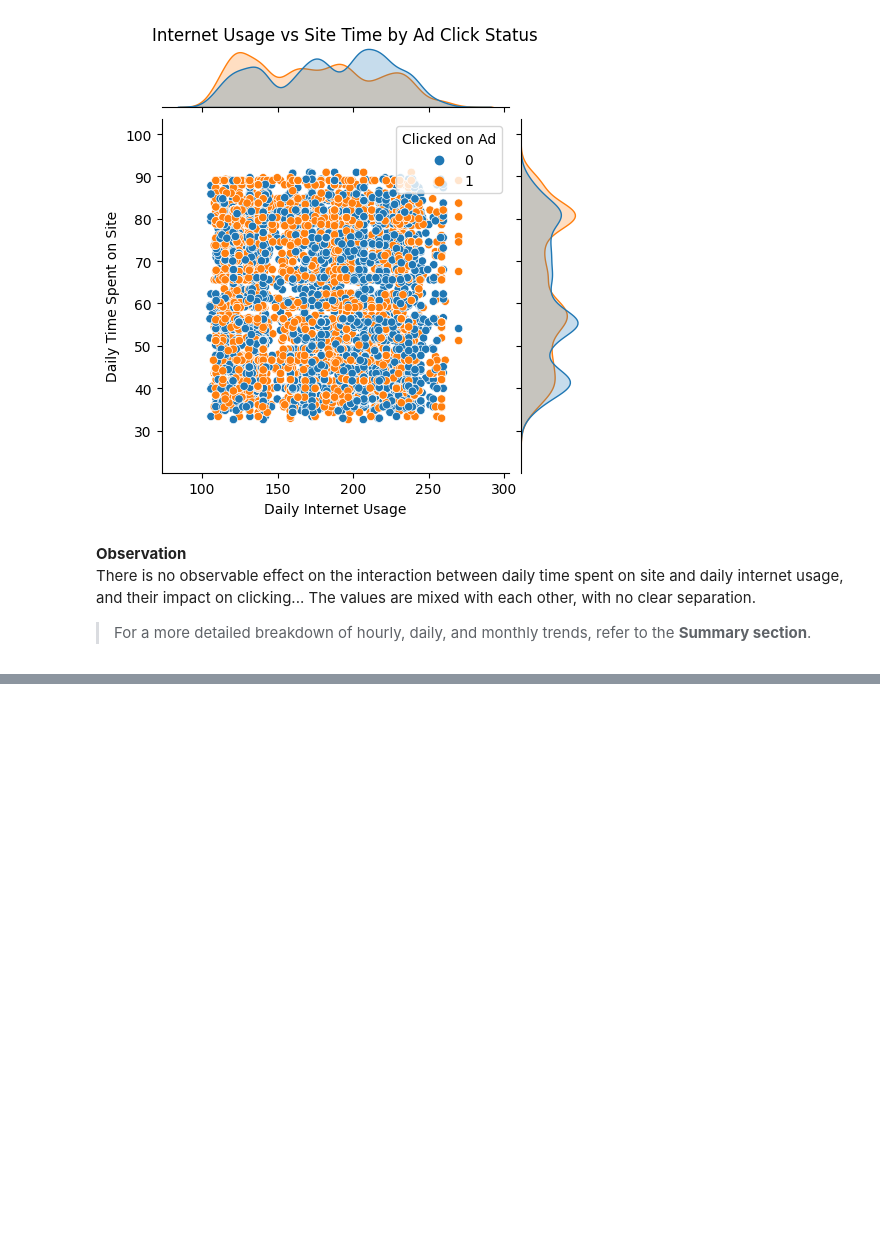
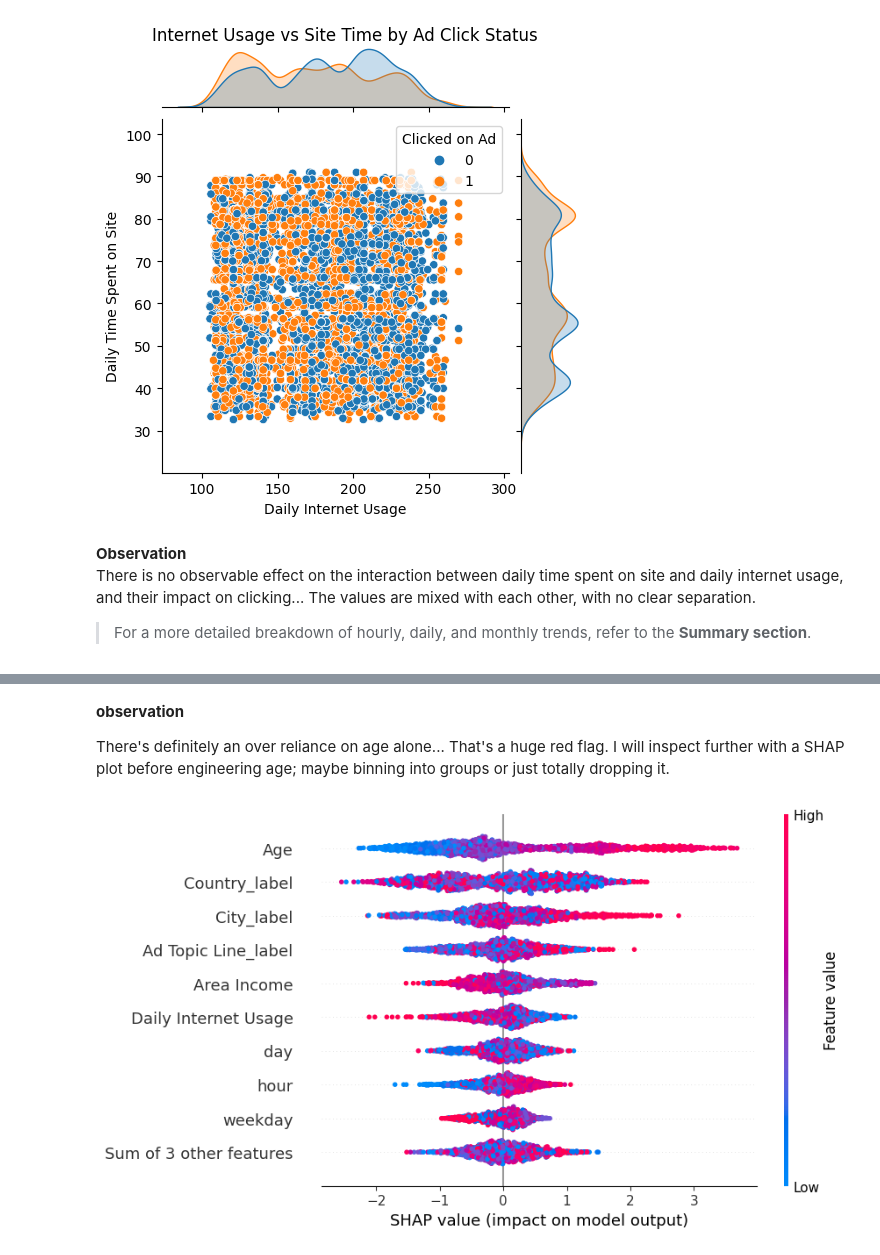
Before and after one commit to munas-git/EmailCTR-EDA-Counterfactuals, a Jupyter notebook: analysis.ipynb, the cells around one changed output, grey strips where cells are left out. Drawn from its saved outputs; the diff is of its cells as text; code cells hidden in the pictures; blank space fills up the shorter version.

```diff
--- a/analysis.ipynb
+++ b/analysis.ipynb
@@ -537,0 +656,15 @@ There is no observable effect on the interaction between daily time spent on sit
+# %%
+params = {
+    'n_estimators': [100, 200, 300, 400, 500, 600],
+    'max_depth': [3, 5, 7, 9, 11, 13],
+    'learning_rate': [0.01, 0.06, 0.11, 0.16, 0.21, 0.26],
+    'subsample': [0.7, 0.76, 0.82, 0.88, 0.94, 1.0],
+    'colsample_bytree': [0.7, 0.76, 0.82, 0.88, 0.94, 1.0]}
+
+XGBoost = XGBClassifier(use_label_encoder = False, eval_metric = 'logloss', random_state = 32)
+random_search = RandomizedSearchCV(estimator = XGBoost, param_distributions = params, n_iter = 70,
+                                   cv = 3, n_jobs = -1, verbose = 0, scoring = 'f1_weighted')
+
+random_search.fit(X_train, y_train)
+print("Best Parameters:", random_search.best_params_)
+print("Best Cross-Validated Accuracy:", random_search.best_score_)
@@ -537,0 +752,12 @@ There is no observable effect on the interaction between daily time spent on sit
+# %% [markdown]
+**observation**
+
+There's definitely an over reliance on age alone... That's a huge red flag. I will inspect further with a SHAP plot before engineering age; maybe binning into groups or just totally dropping it.
+# %%
+optimised_explainer = shap.TreeExplainer(optimised_model)
+shap_values = optimised_explainer(X_test)
+# shap_values.shape
+
+shap.plots.beeswarm(shap_values)
+# %% [output]
+[figure, added]
```
Also changed, not shown: parts of 57 cells of this notebook.
